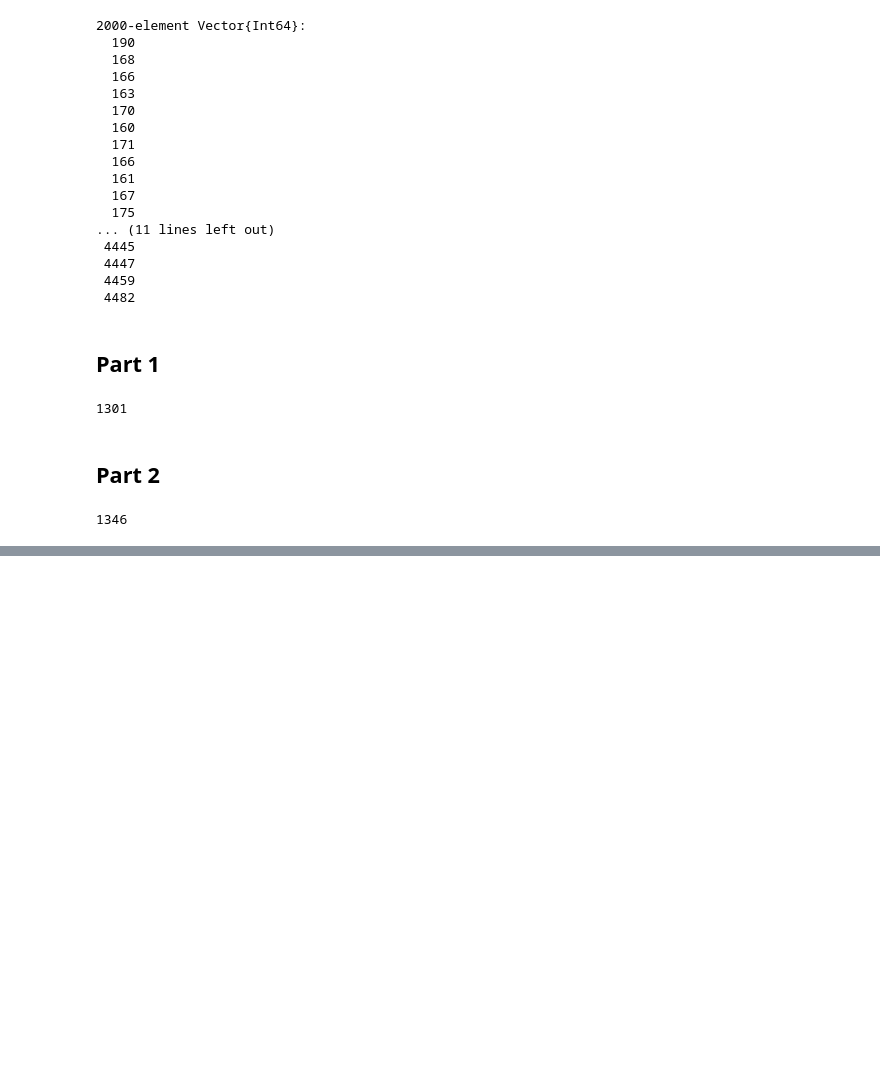
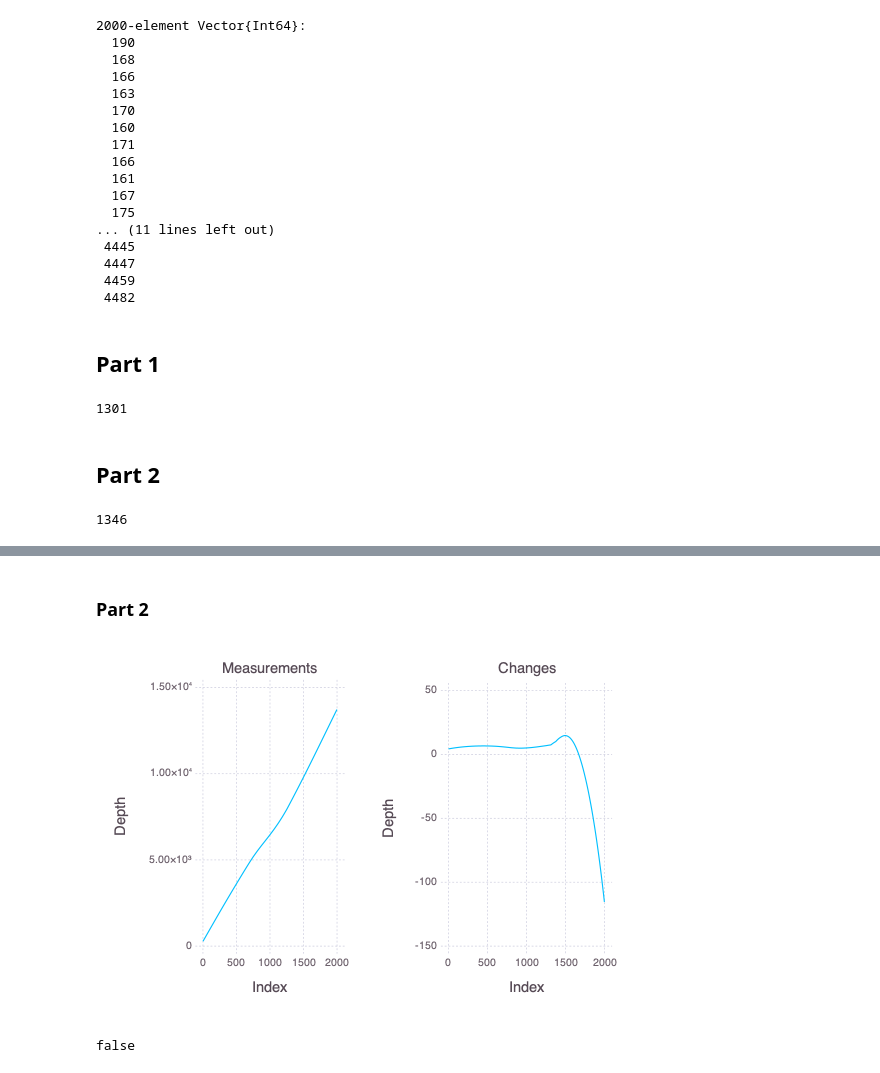
Before and after one commit to geraint-37d5/advent-of-code, a Jupyter notebook: 2021/Day1/Day1Solution.ipynb, the cells around one changed output, grey strips where cells are left out. Drawn from its saved outputs; the diff is of its cells as text; code cells hidden in the pictures; blank space fills up the shorter version.

```diff
--- a/2021/Day1/Day1Solution.ipynb
+++ b/2021/Day1/Day1Solution.ipynb
@@ -61,0 +72,17 @@ I = @_ readlines(input) |>
+# %% [markdown]
+### Part 2
+# %%
+I3 = @_ I                                             |>
+        zip(__, circshift(__, -1), circshift(__, -2)) |>
+        take(__, length(__) - 2)                      |>
+        map(reduce(.+, _), __)
+
+I3diff = circshift(I3, -1) .- I3
+
+pI3 = plot(layer(y=I3, Geom.smooth), Guide.xlabel("Index"), Guide.ylabel("Depth"), Guide.title("Measurements"))
+pI3diff = plot(layer(y=I3diff, Geom.smooth), Guide.xlabel("Index"), Guide.ylabel("Depth"), Guide.title("Changes"))
+
+draw(PNG(), hstack(pI3, pI3diff))
+# %% [output]
+[figure, added]
+false
```
Also changed, not shown: parts of 5 cells of this notebook, 4 other files.
